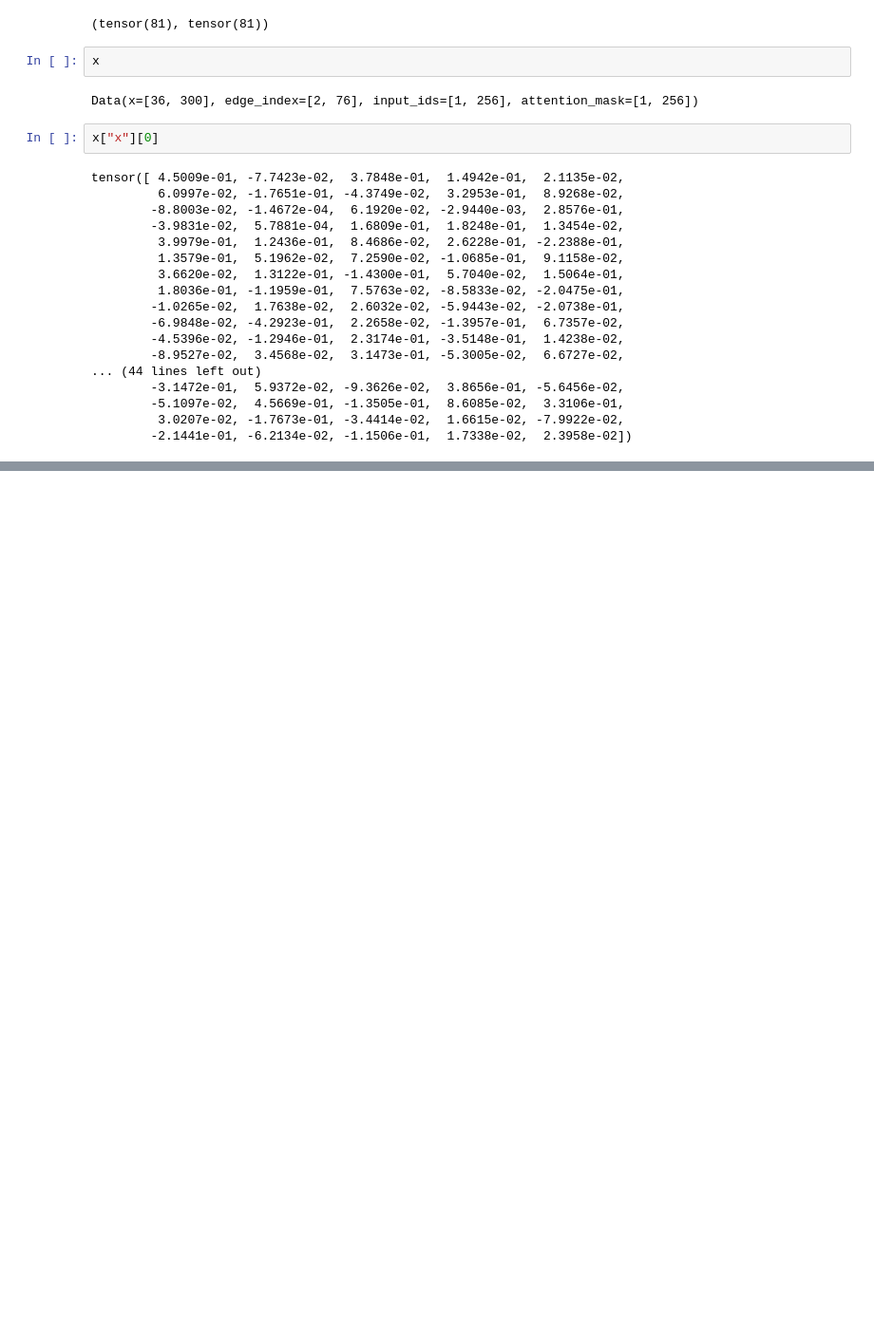
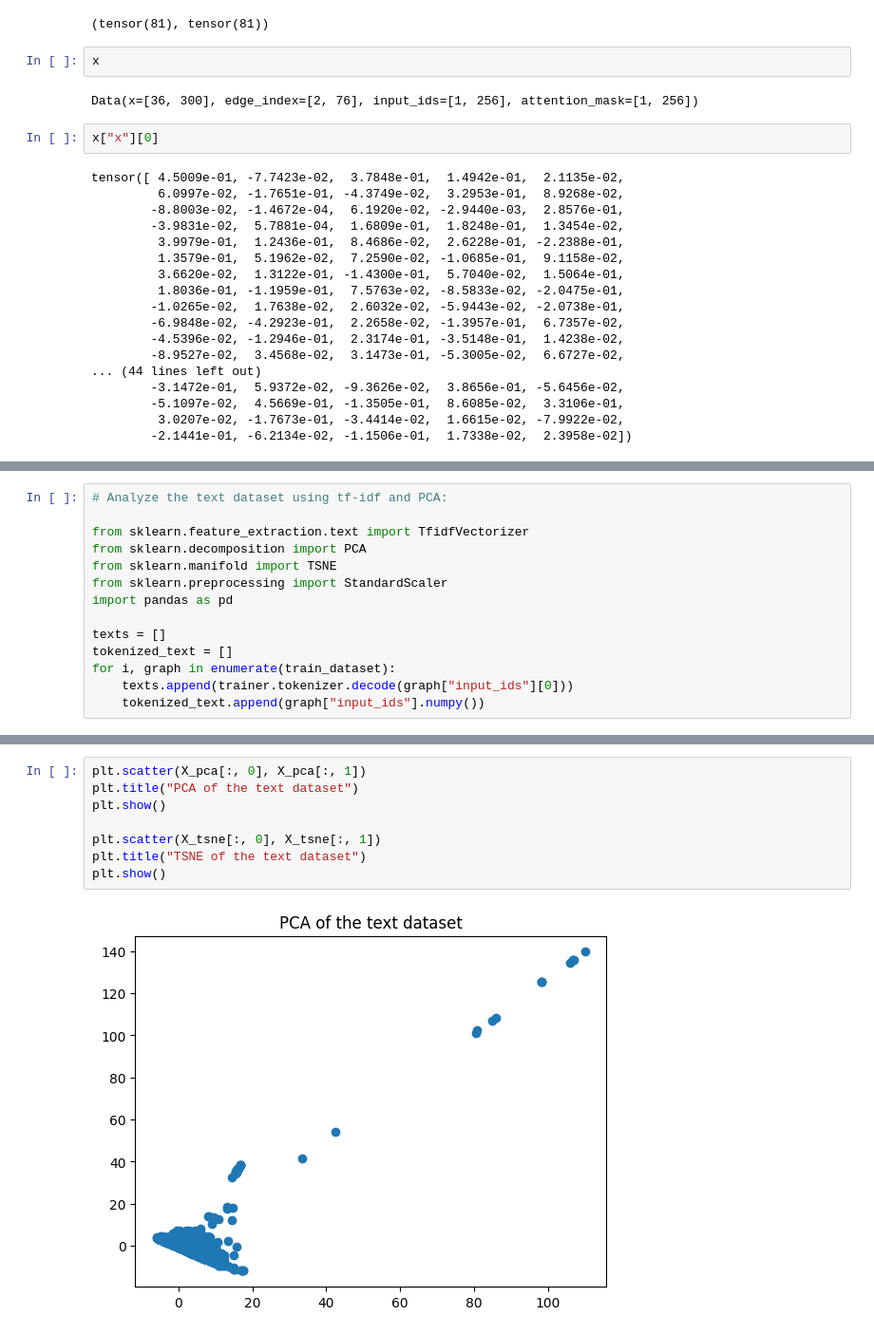
Before and after one commit to Ramlaoui/altegrad-molecule-retrieval, a Jupyter notebook: notebooks/graph_viz.ipynb, the cells around one changed output, grey strips where cells are left out. Shown at 95% size. Drawn from its saved outputs; the diff is of its cells as text; blank space fills up the shorter version.

```diff
--- a/notebooks/graph_viz.ipynb
+++ b/notebooks/graph_viz.ipynb
@@ -240,0 +301,14 @@ print(trainer.tokenizer.decode(x["input_ids"][0]))
+# %%
+# Analyze the text dataset using tf-idf and PCA:
+
+from sklearn.feature_extraction.text import TfidfVectorizer
+from sklearn.decomposition import PCA
+from sklearn.manifold import TSNE
+from sklearn.preprocessing import StandardScaler
+import pandas as pd
+
+texts = []
+tokenized_text = []
+for i, graph in enumerate(train_dataset):
+    texts.append(trainer.tokenizer.decode(graph["input_ids"][0]))
+    tokenized_text.append(graph["input_ids"].numpy())
@@ -240,0 +331,10 @@ print(trainer.tokenizer.decode(x["input_ids"][0]))
+# %%
+plt.scatter(X_pca[:, 0], X_pca[:, 1])
+plt.title("PCA of the text dataset")
+plt.show()
+
+plt.scatter(X_tsne[:, 0], X_tsne[:, 1])
+plt.title("TSNE of the text dataset")
+plt.show()
+# %% [output]
+[figure, added]
```
Also changed, not shown: parts of 14 cells of this notebook, 2 other files.
